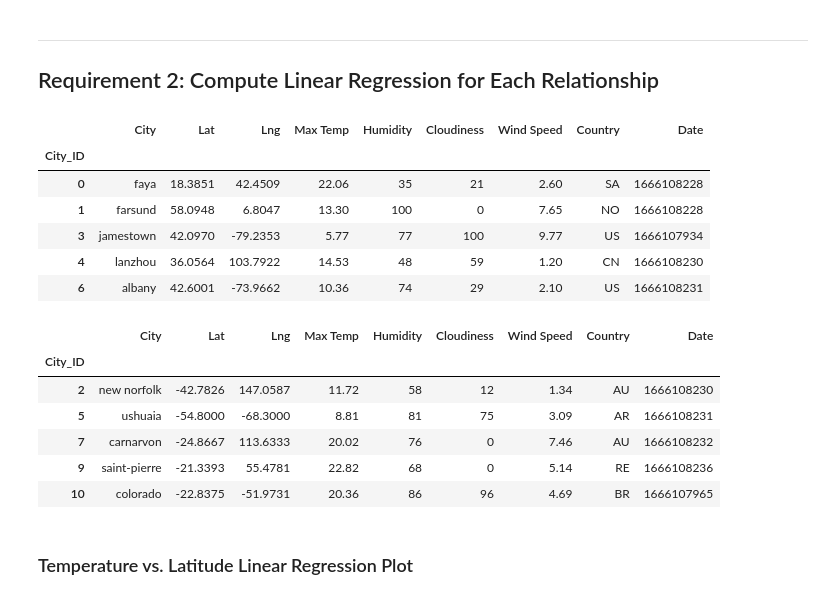
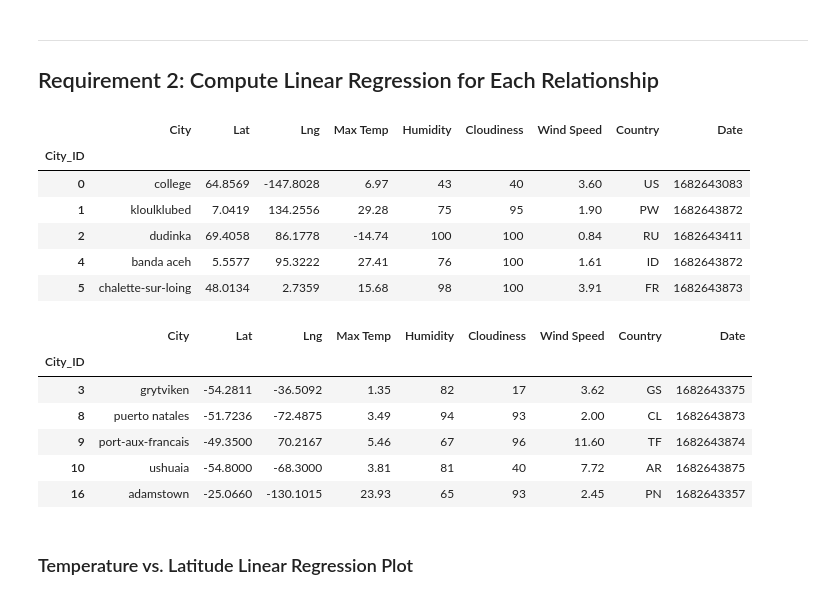
Before and after one commit to Morgen-Henry/Python-API-Challenge, a Jupyter notebook: Weather_Vacation/WeatherPy.ipynb, the cells around one changed output. Saved outputs shown, nothing was run; the diff lists cells and outputs as text; code cells hidden in the pictures.

```diff
--- a/Weather_Vacation/WeatherPy.ipynb
+++ b/Weather_Vacation/WeatherPy.ipynb
@@ -260,30 +283,30 @@ plt.show()
 # %%
 # Create a DataFrame with the Northern Hemisphere data (Latitude >= 0)
-# YOUR CODE HERE
+northern_hemi_df = city_data_df.loc[city_data_df["Lat"] >= 0]
 
 # Display sample data
 northern_hemi_df.head()
 # %% [output]
 |  | City | Lat | Lng | Max Temp | Humidity | Cloudiness | Wind Speed | Country | Date |
 | City_ID |  |  |  |  |  |  |  |  |  |
-| 0 | faya | 18.3851 | 42.4509 | 22.06 | 35 | 21 | 2.60 | SA | 1666108228 |
-| 1 | farsund | 58.0948 | 6.8047 | 13.30 | 100 | 0 | 7.65 | NO | 1666108228 |
-| 3 | jamestown | 42.0970 | -79.2353 | 5.77 | 77 | 100 | 9.77 | US | 1666107934 |
-| 4 | lanzhou | 36.0564 | 103.7922 | 14.53 | 48 | 59 | 1.20 | CN | 1666108230 |
-| 6 | albany | 42.6001 | -73.9662 | 10.36 | 74 | 29 | 2.10 | US | 1666108231 |
+| 0 | college | 64.8569 | -147.8028 | 6.97 | 43 | 40 | 3.60 | US | 1682643083 |
+| 1 | kloulklubed | 7.0419 | 134.2556 | 29.28 | 75 | 95 | 1.90 | PW | 1682643872 |
+| 2 | dudinka | 69.4058 | 86.1778 | -14.74 | 100 | 100 | 0.84 | RU | 1682643411 |
+| 4 | banda aceh | 5.5577 | 95.3222 | 27.41 | 76 | 100 | 1.61 | ID | 1682643872 |
+| 5 | chalette-sur-loing | 48.0134 | 2.7359 | 15.68 | 98 | 100 | 3.91 | FR | 1682643873 |
 # %%
 # Create a DataFrame with the Southern Hemisphere data (Latitude < 0)
-# YOUR CODE HERE
+southern_hemi_df = city_data_df.loc[city_data_df["Lat"] < 0]
 
 # Display sample data
 southern_hemi_df.head()
 # %% [output]
 |  | City | Lat | Lng | Max Temp | Humidity | Cloudiness | Wind Speed | Country | Date |
 | City_ID |  |  |  |  |  |  |  |  |  |
-| 2 | new norfolk | -42.7826 | 147.0587 | 11.72 | 58 | 12 | 1.34 | AU | 1666108230 |
-| 5 | ushuaia | -54.8000 | -68.3000 | 8.81 | 81 | 75 | 3.09 | AR | 1666108231 |
-| 7 | carnarvon | -24.8667 | 113.6333 | 20.02 | 76 | 0 | 7.46 | AU | 1666108232 |
-| 9 | saint-pierre | -21.3393 | 55.4781 | 22.82 | 68 | 0 | 5.14 | RE | 1666108236 |
-| 10 | colorado | -22.8375 | -51.9731 | 20.36 | 86 | 96 | 4.69 | BR | 1666107965 |
+| 3 | grytviken | -54.2811 | -36.5092 | 1.35 | 82 | 17 | 3.62 | GS | 1682643375 |
+| 8 | puerto natales | -51.7236 | -72.4875 | 3.49 | 94 | 93 | 2.00 | CL | 1682643873 |
+| 9 | port-aux-francais | -49.3500 | 70.2167 | 5.46 | 67 | 96 | 11.60 | TF | 1682643874 |
+| 10 | ushuaia | -54.8000 | -68.3000 | 3.81 | 81 | 40 | 7.72 | AR | 1682643875 |
+| 16 | adamstown | -25.0660 | -130.1015 | 23.93 | 65 | 93 | 2.45 | PN | 1682643357 |
 # %% [markdown]
 ###  Temperature vs. Latitude Linear Regression Plot
```
Also changed, not shown: parts of 35 cells of this notebook, 5 other files.
